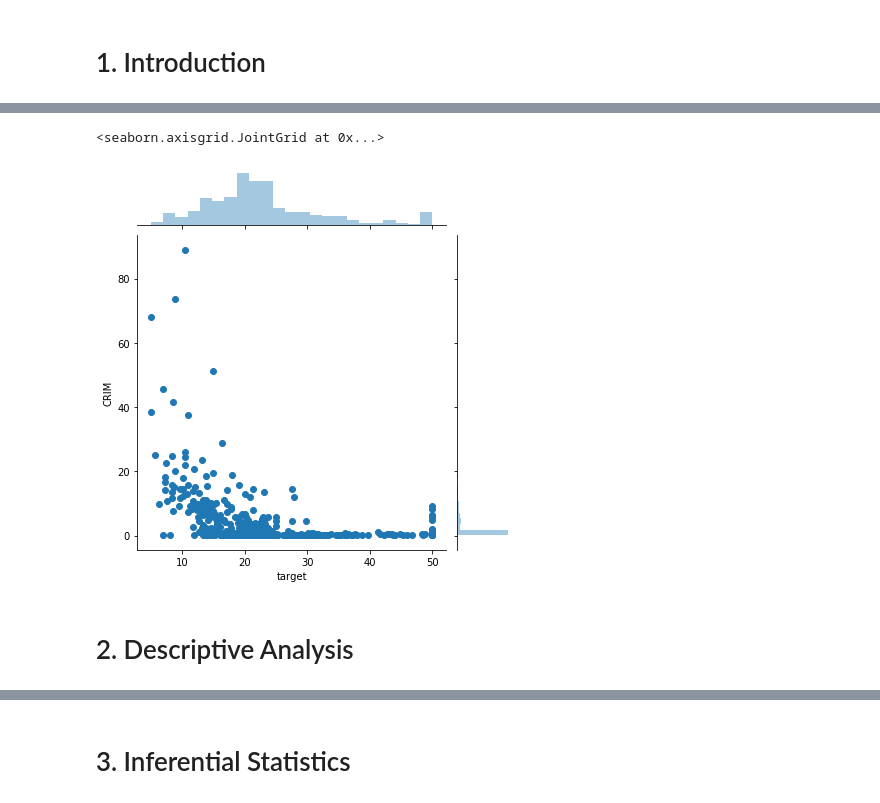
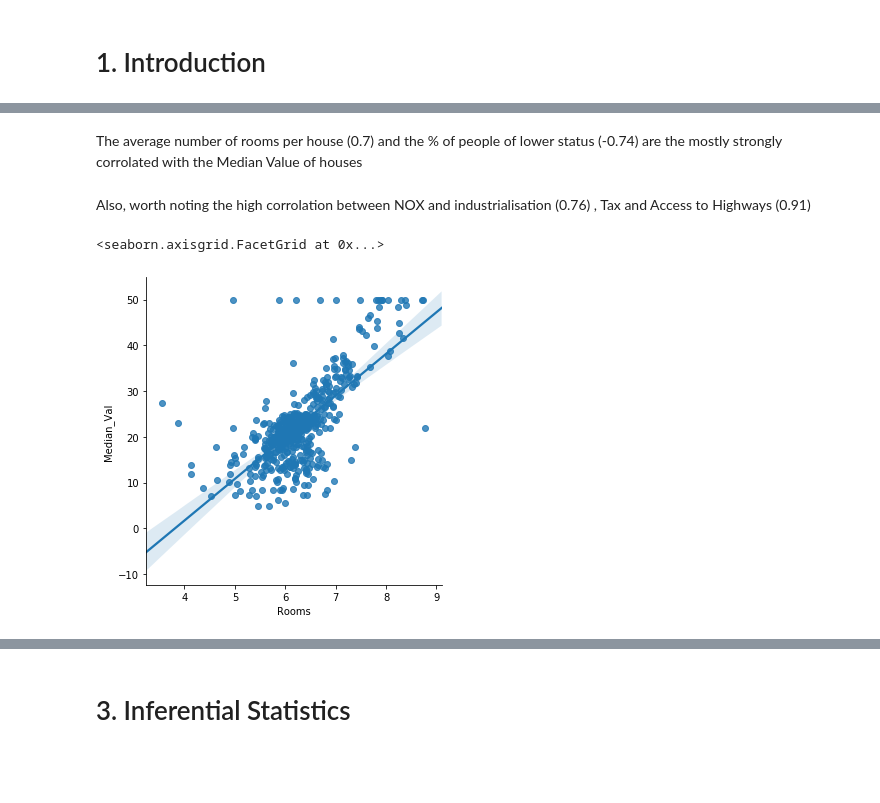
Before and after one commit to ConorHogan/MachineLearning-and-Statistics-Project, a Jupyter notebook: Machine-Learning-and-Statistics-Project-Notebook.ipynb, the cells around one changed output, grey strips where cells are left out. Drawn from its saved outputs; the diff is of its cells as text; code cells hidden in the pictures; blank space fills up the shorter version.

Commit message:
Began exploring corrolation

```diff
--- a/Machine-Learning-and-Statistics-Project-Notebook.ipynb
+++ b/Machine-Learning-and-Statistics-Project-Notebook.ipynb
@@ -14,3 +16,6 @@ df['target'] = boston.target
+# %%
+df = pd.DataFrame(boston.data)
+df['Median_Value'] = boston.target
 # %%
 df.head()
 # %% [output]
@@ -22,0 +50,3 @@ df.head()
+# %%
+#setting columns names
+df.columns = ["Crime_Rate", "%_Large_Plots", "%_Indus", "By_River", "NOX", "Rooms", "%_Pre_1940", "Dist_to_Jobs", "Highway_Access", "Tax", "PTRatio", "Blks_per_1000", "%_Poor_People", "Median_Val"]
@@ -65,7 +114,9 @@ sns.boxplot(df["target"])
+# %% [markdown]
+The average number of rooms per house (0.7) and the % of people of lower status (-0.74) are the mostly strongly corrolated with the Median Value of houses
+# %% [markdown]
+Also, worth noting the high corrolation between NOX and industrialisation (0.76) , Tax and Access to Highways (0.91)
 # %%
-sns.jointplot(x=df["target"], y=df["CRIM"], data=df)
+sns.lmplot(x="Rooms", y="Median_Val", data=df)
 # %% [output]
-<seaborn.axisgrid.JointGrid at 0x...>
+<seaborn.axisgrid.FacetGrid at 0x...>
-[figure, old version]
+[figure, new version]
-# %% [markdown]
-# 2. Descriptive Analysis
```
Also changed, not shown: parts of 19 cells of this notebook.
